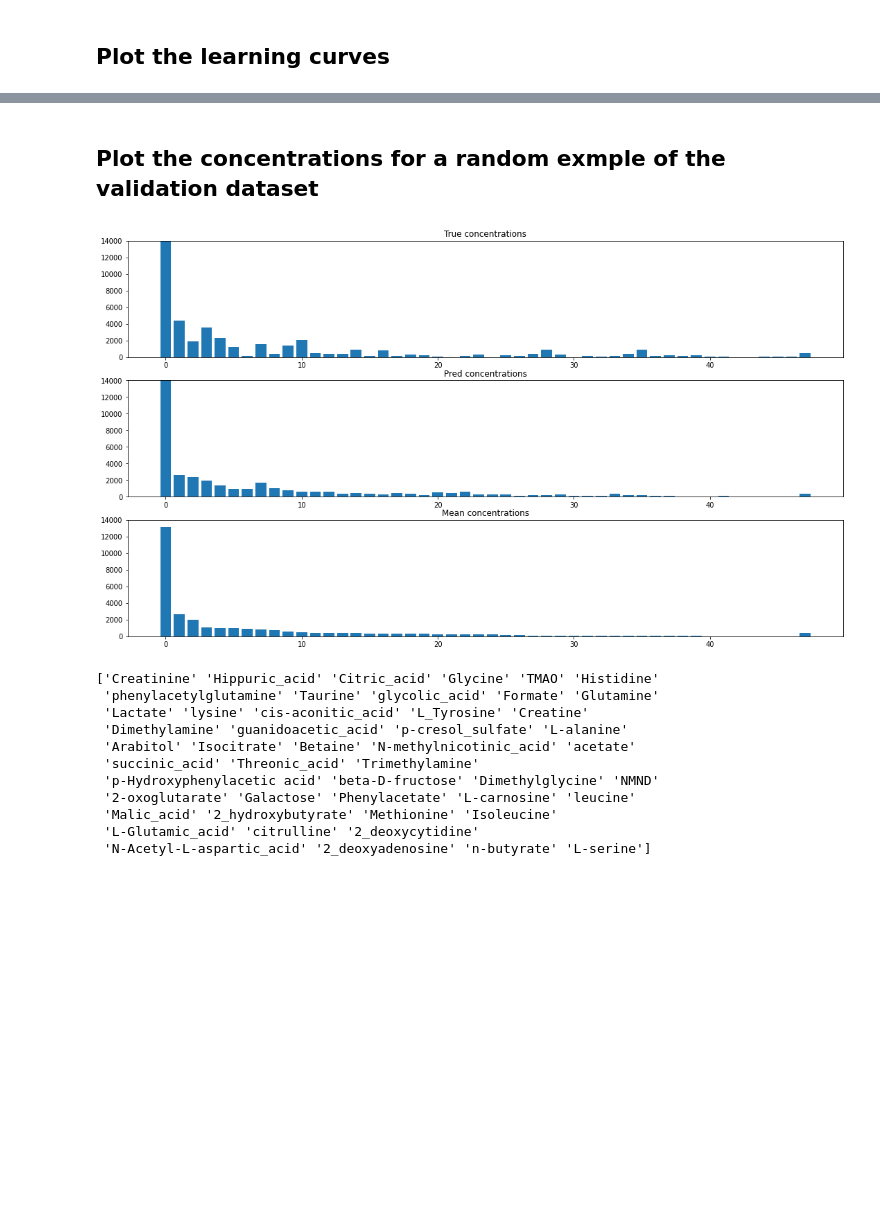
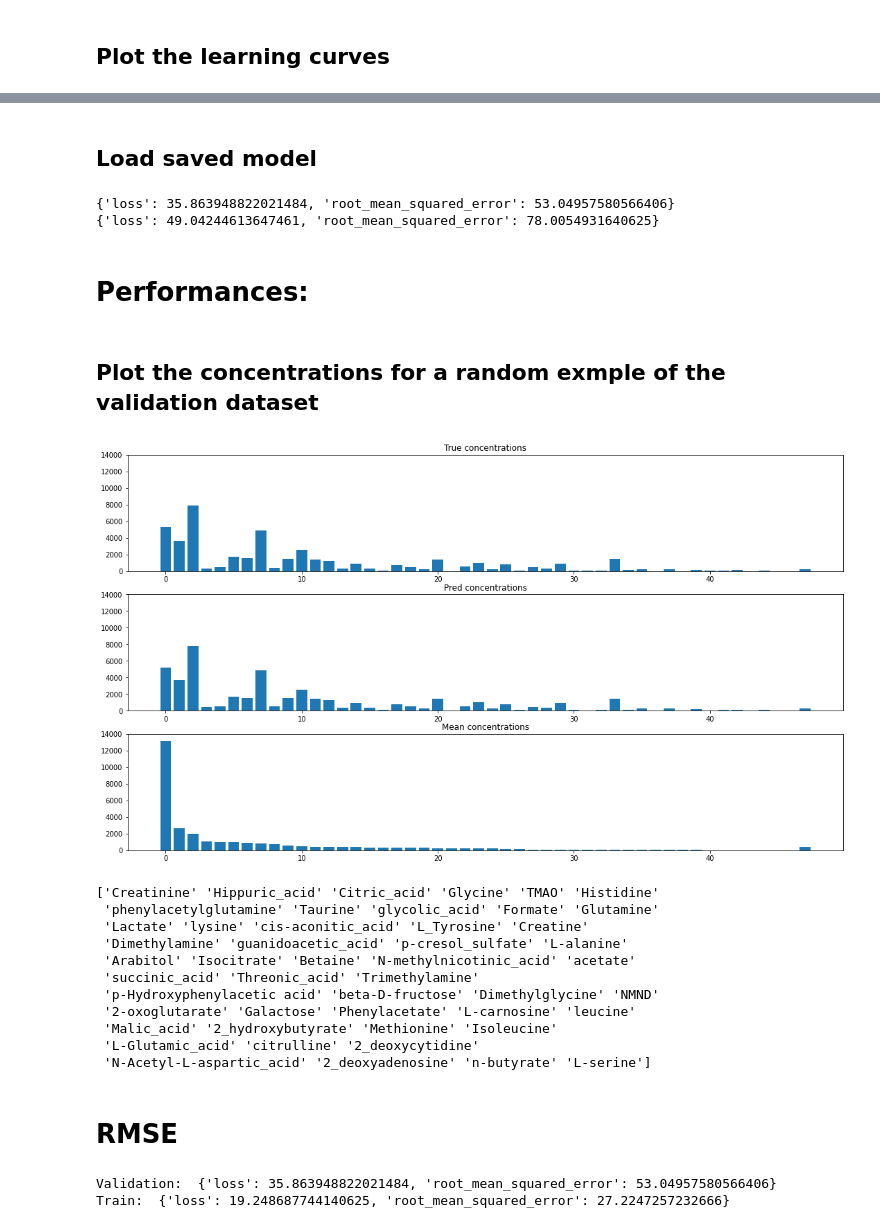
Before and after one commit to Aremaki/MscProjectNMR, a Jupyter notebook: notebooks/Multi_regression_concentrations.ipynb, the cells around one changed output, grey strips where cells are left out. Drawn from its saved outputs; the diff is of its cells as text; code cells hidden in the pictures; blank space fills up the shorter version.

```diff
--- a/notebooks/Multi_regression_concentrations.ipynb
+++ b/notebooks/Multi_regression_concentrations.ipynb
@@ -64,7 +65,7 @@ full_dataset = read_tfrecords_concentrations(file_paths)
 # %%
 from models import process_dataset
 # %%
-train_dataset, val_dataset, test_dataset = process_dataset(full_dataset, batch_sizes=[64] * 3, shuffle_buffers=[1000] * 3,
+train_dataset, val_dataset, test_dataset = process_dataset(full_dataset, batch_sizes=[16] * 3, shuffle_buffers=1000,
                                                            train_prop=0.8, val_prop=0.2)
 # %% [markdown]
 ## Define Checkpoint
@@ -181,3 +183,22 @@ plt.show()
+# %% [markdown]
+## Load saved model
+# %%
+from models import get_simple_mlp_concentrations
+import tensorflow as tf
+
+
+simple_model_load = get_simple_mlp_concentrations(input_shape=(10000,), hidden_units=[256, 256])
+opt = tf.keras.optimizers.Adam(lr=0.0005)
+loss = tf.keras.losses.MeanAbsoluteError()
+acc = tf.keras.metrics.RootMeanSquaredError()
+simple_model_load.compile(optimizer=opt, loss=loss, metrics=[acc])
+status = tf.train.Checkpoint(model=simple_model_load).restore(tf.train.latest_checkpoint('../saved_models/concentrations')).expect_partial()
+status.assert_existing_objects_matched()
+# %% [output]
+{'loss': 35.863948822021484, 'root_mean_squared_error': 53.04957580566406}
+{'loss': 49.04244613647461, 'root_mean_squared_error': 78.0054931640625}
+# %% [markdown]
+# Performances:
 # %% [markdown]
 ## Plot the concentrations for a random exmple of the validation dataset
 # %%
@@ -187,35 +208,35 @@ import numpy as np
 filename_mean_concentrations = '../data/concentration_data/normal_urine.txt'
 mean_concentrations = np.loadtxt(filename_mean_concentrations, delimiter='\t', dtype=float, usecols=1, skiprows=1)
 
 filename_concentrations = '../data/concentration_data/Concentrations_Mix1.txt'
 metabolites = np.loadtxt(filename_concentrations, delimiter='\t', dtype=str, usecols=0)
 
 metab_number = range(48)
 for parsed_record in val_dataset.shuffle(1000).take(1):
     true_concentration = parsed_record[1][0].numpy()
-    pred_concentration = simple_model(parsed_record[0])[0].numpy()
+    pred_concentration = simple_model_load(parsed_record[0])[0].numpy()
 
 
 fig, (ax1, ax2, ax3) = plt.subplots(3)
 fig.set_size_inches(18.5, 10.5)
 
 ax1.bar(metab_number,true_concentration)
 ax1.set_title("True concentrations")
 ax1.set_ylim(0, 14000)
 
 ax2.bar(metab_number, pred_concentration)
 ax2.set_title("Pred concentrations")
 ax2.set_ylim(0, 14000)
 
 ax3.bar(metab_number, mean_concentrations)
 ax3.set_title("Mean concentrations")
 ax3.set_ylim(0, 14000)
 
 plt.show()
 
 print(metabolites)
 # %% [output]
-[figure, old version]
+[figure, new version]
 ['Creatinine' 'Hippuric_acid' 'Citric_acid' 'Glycine' 'TMAO' 'Histidine'
  'phenylacetylglutamine' 'Taurine' 'glycolic_acid' 'Formate' 'Glutamine'
  'Lactate' 'lysine' 'cis-aconitic_acid' 'L_Tyrosine' 'Creatine'
@@ -227,3 +248,11 @@ print(metabolites)
  'Malic_acid' '2_hydroxybutyrate' 'Methionine' 'Isoleucine'
  'L-Glutamic_acid' 'citrulline' '2_deoxycytidine'
  'N-Acetyl-L-aspartic_acid' '2_deoxyadenosine' 'n-butyrate' 'L-serine']
+# %% [markdown]
+# RMSE
+# %%
+print('Validation: ', simple_model_load.evaluate(val_dataset, return_dict=True, verbose=0))
+print('Train: ', simple_model_load.evaluate(train_dataset, return_dict=True, verbose=0))
+# %% [output]
+Validation:  {'loss': 35.863948822021484, 'root_mean_squared_error': 53.04957580566406}
+Train:  {'loss': 19.248687744140625, 'root_mean_squared_error': 27.2247257232666}
```
Also changed, not shown: parts of 20 cells of this notebook, 12 other files.
